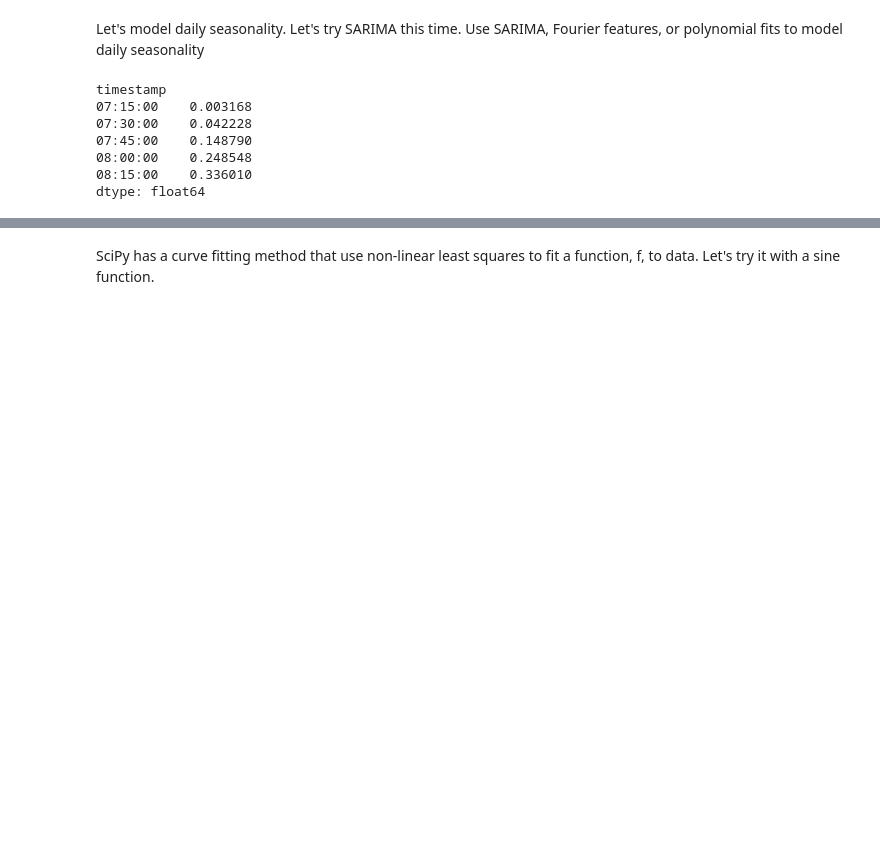
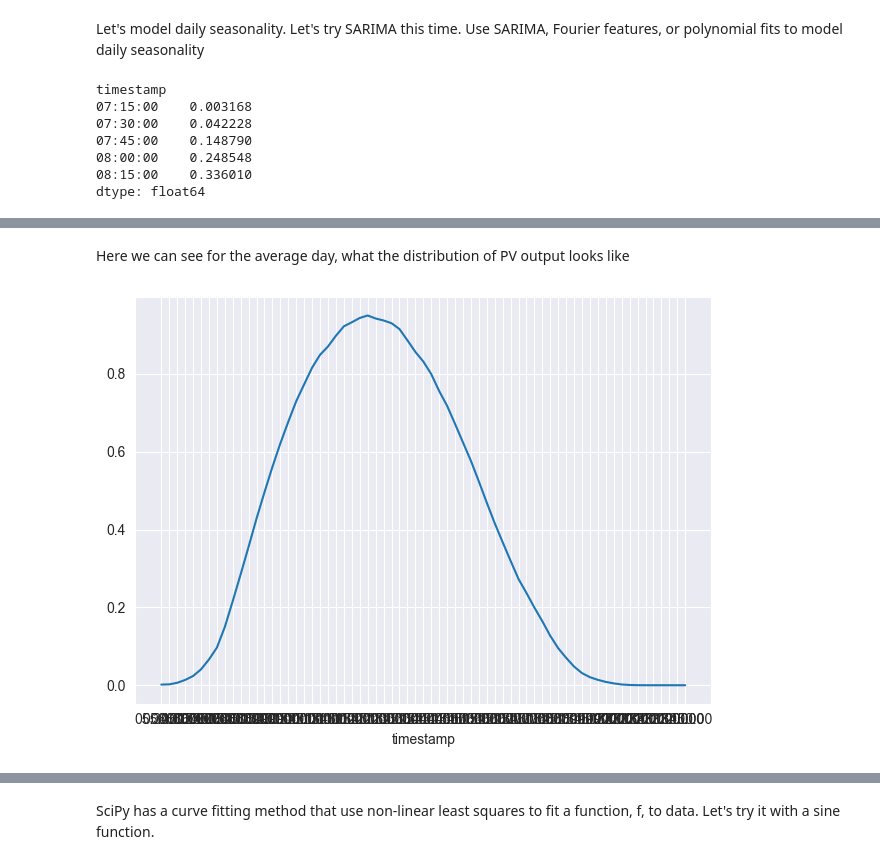
Before and after one commit to WAT-ai/open-climate-fix-project, a Jupyter notebook: eda/seasonality.ipynb, the cells around one changed output, grey strips where cells are left out. Cells and saved outputs as stored; diff of their text form; code cells hidden in the pictures; blank space fills up the shorter version.

Commit message:
daily seasonal adjustment

```diff
--- a/eda/seasonality.ipynb
+++ b/eda/seasonality.ipynb
@@ -364,7 +321,7 @@ timestamp
 08:15:00    0.336010
 dtype: float64
 # %%
-pv_output2.groupby('timestamp').mean()
-pv_output2.head()
+daily_avg = pv_output2.groupby('timestamp').mean()
+daily_avg.head()
 # %% [output]
 timestamp
@@ -376 +333,7 @@ timestamp
 dtype: float64
+# %% [markdown]
+Here we can see for the average day, what the distribution of PV output looks like
+# %%
+sns.lineplot(daily_avg)
+# %% [output]
+[figure, added]
```
Also changed, not shown: parts of 45 cells of this notebook.
